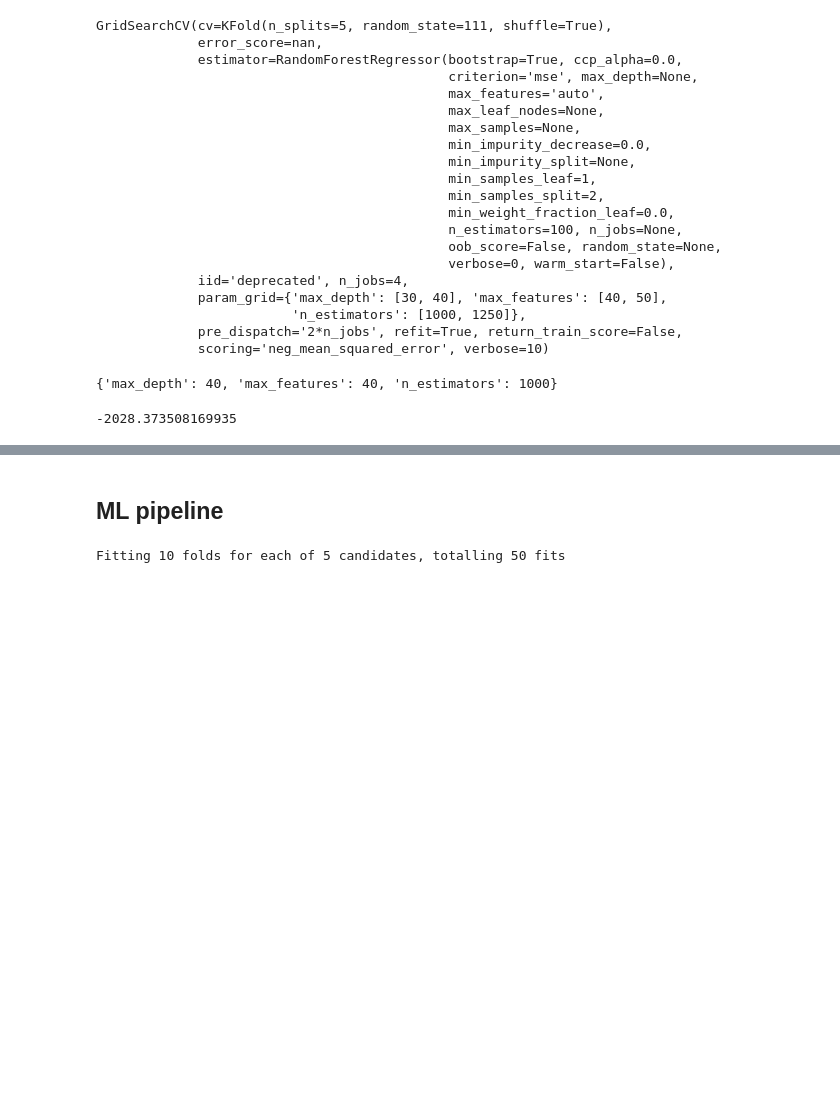
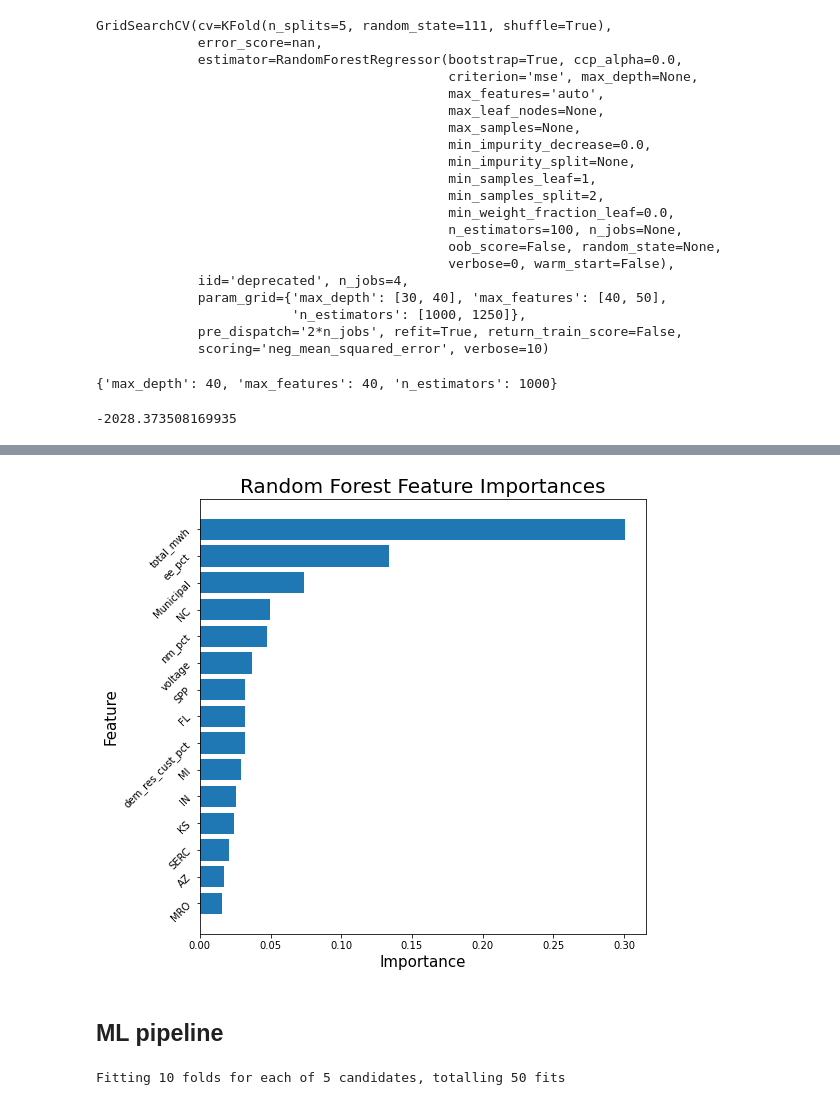
Before and after one commit to gloriadli/DS1_Final_Project, a Jupyter notebook: Attempt-4-Modelling.ipynb, the cells around one changed output, grey strips where cells are left out. Saved outputs shown, nothing was run; the diff lists cells and outputs as text; code cells hidden in the pictures; blank space fills up the shorter version.

```diff
--- a/Attempt-4-Modelling.ipynb
+++ b/Attempt-4-Modelling.ipynb
@@ -524,0 +527,4 @@ tune_rf.best_score_
+# %%
+rf = RF(n_estimators=1000, max_features=40, max_depth=40)
+# %%
+rf.fit(train_X_log,train_y_log)
@@ -524,0 +539,2 @@ tune_rf.best_score_
+# %%
+sorted_idx = rf.feature_importances_.argsort()
@@ -525,3 +556,14 @@ tune_rf.best_score_
+# %%
+plt.figure(figsize=(8, 8))
+plt.title("Random Forest Feature Importances", fontsize=20)
+plt.ylabel("Feature", fontsize=15)
+plt.yticks(fontsize=10, rotation=45)
+plt.xticks(fontsize=10)
+plt.xlabel("Importance", fontsize=15)
+plt.barh(train_X_log.columns[sorted_idx[-15:]], rf.feature_importances_[sorted_idx[-15:]])
+plt.savefig('experiment_4_rf_importances.png')
+# %% [output]
+[figure, added]
 # %% [markdown]
 ## ML pipeline
 # %%
```
Also changed, not shown: parts of 10 cells of this notebook, 18 other files.
